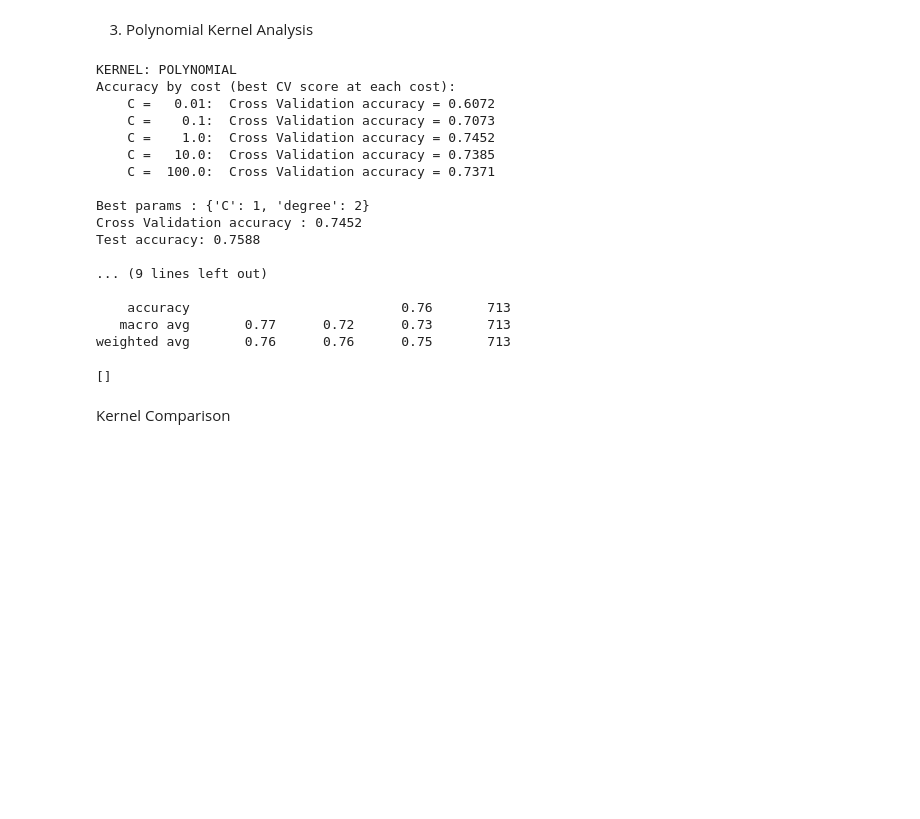
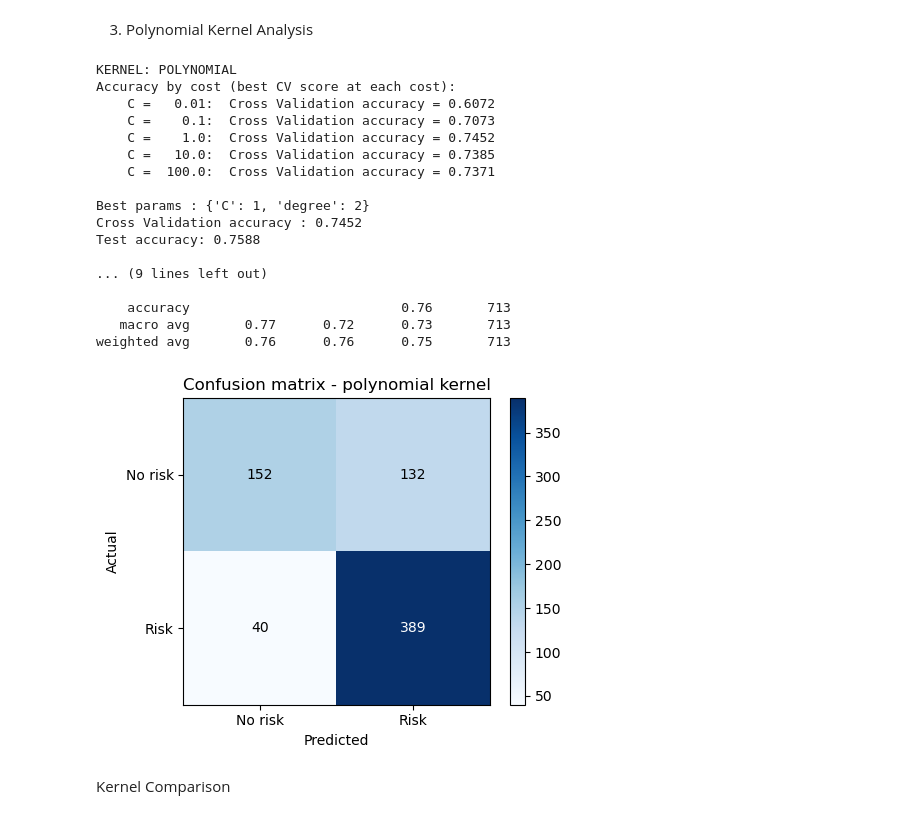
Before and after one commit to zuchm/Machine-Learning, a Jupyter notebook: src/4.5_svm.ipynb, the cells around one changed output. Cells and saved outputs as stored; diff of their text form; code cells hidden in the pictures; blank space fills up the shorter version.

```diff
--- a/src/4.5_svm.ipynb
+++ b/src/4.5_svm.ipynb
@@ -231,31 +250,29 @@ weighted avg       0.78      0.78      0.77       713
 # %%
 svc_poly = SVC(kernel="poly", gamma="scale", random_state=seed)
 grid_poly = GridSearchCV(svc_poly, {"C": cost_grid, "degree": [2, 3]},
                          cv=cross_validation, scoring="accuracy", n_jobs=-1)
 grid_poly.fit(X_train, y_train)
 evaluate("polynomial", grid_poly)
+print_cm("polynomial")
 # %% [output]
 KERNEL: POLYNOMIAL
 Accuracy by cost (best CV score at each cost):
     C =   0.01:  Cross Validation accuracy = 0.6072
     C =    0.1:  Cross Validation accuracy = 0.7073
     C =    1.0:  Cross Validation accuracy = 0.7452
     C =   10.0:  Cross Validation accuracy = 0.7385
     C =  100.0:  Cross Validation accuracy = 0.7371
 
 Best params : {'C': 1, 'degree': 2}
 Cross Validation accuracy : 0.7452
 Test accuracy: 0.7588
 
 ... (9 lines left out)
 
     accuracy                           0.76       713
    macro avg       0.77      0.72      0.73       713
 weighted avg       0.76      0.76      0.75       713
+[figure, added]
-# %%
-print(list(results.keys()))
-# %% [output]
-[]
 # %% [markdown]
 Kernel Comparison
 # %%
```
Also changed, not shown: parts of 8 cells of this notebook.
